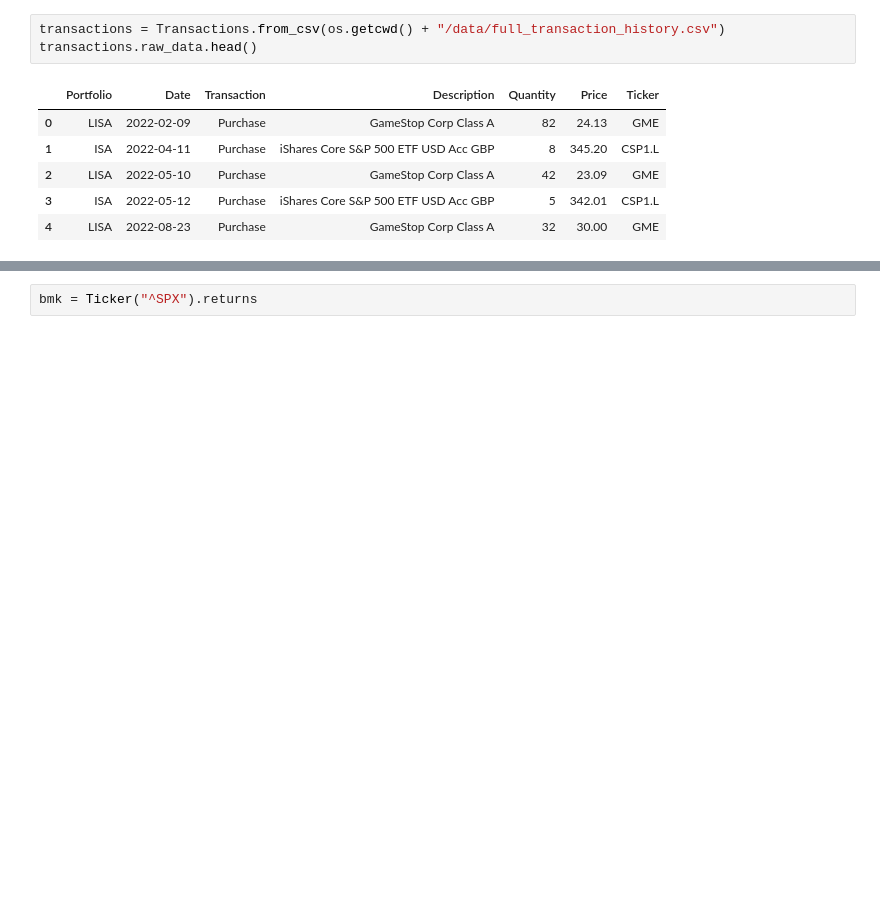
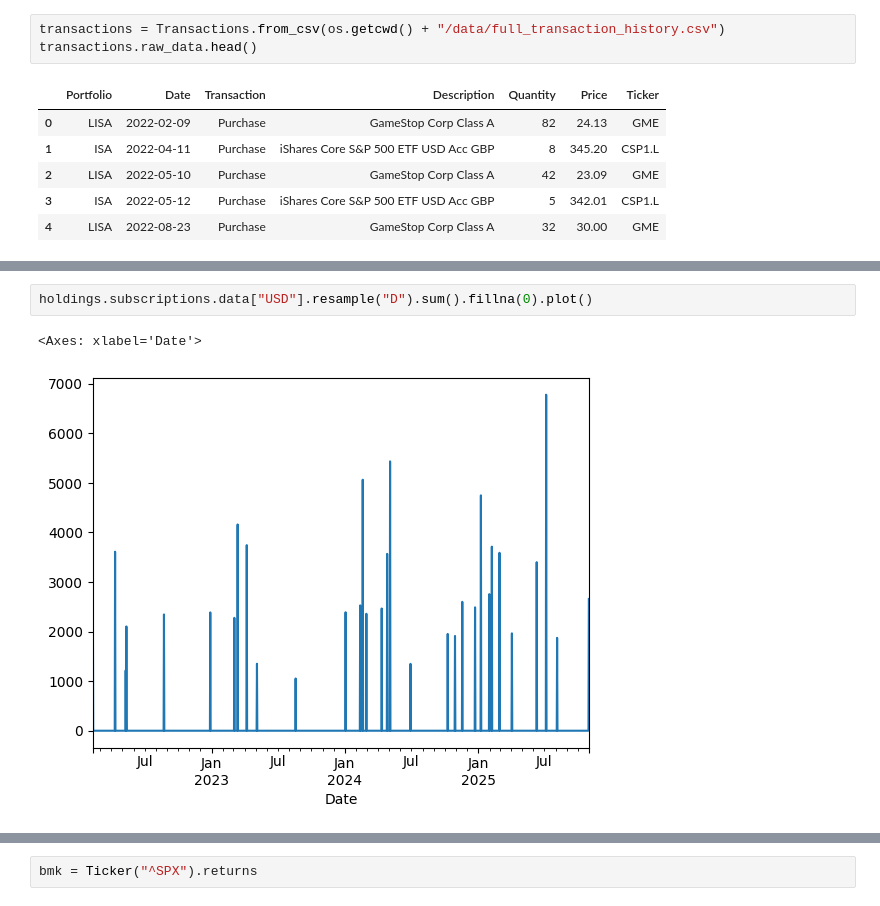
Before and after one commit to abirchLBG/Portfolio, a Jupyter notebook: poc.ipynb, the cells around one changed output, grey strips where cells are left out. Drawn from its saved outputs; the diff is of its cells as text; blank space fills up the shorter version.

```diff
--- a/poc.ipynb
+++ b/poc.ipynb
@@ -73,0 +129,5 @@ holdings.data.plot()
+# %%
+holdings.subscriptions.data["USD"].resample("D").sum().fillna(0).plot()
+# %% [output]
+<Axes: xlabel='Date'>
+[figure, added]
```
Also changed, not shown: parts of 31 cells of this notebook, 22 other files.
